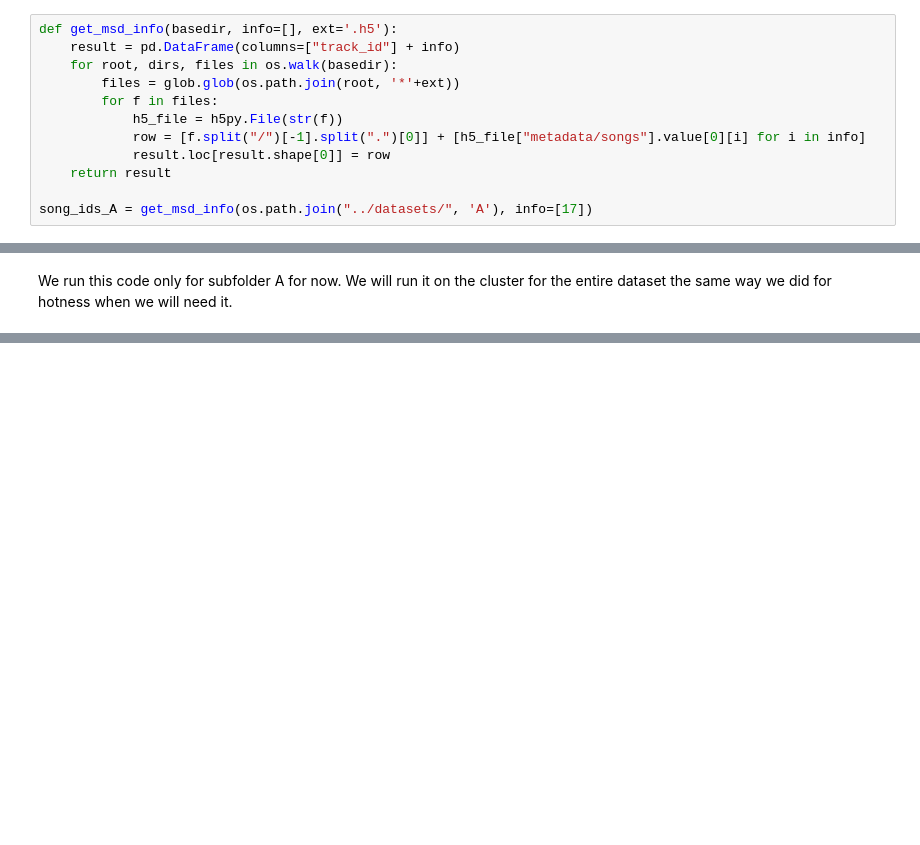
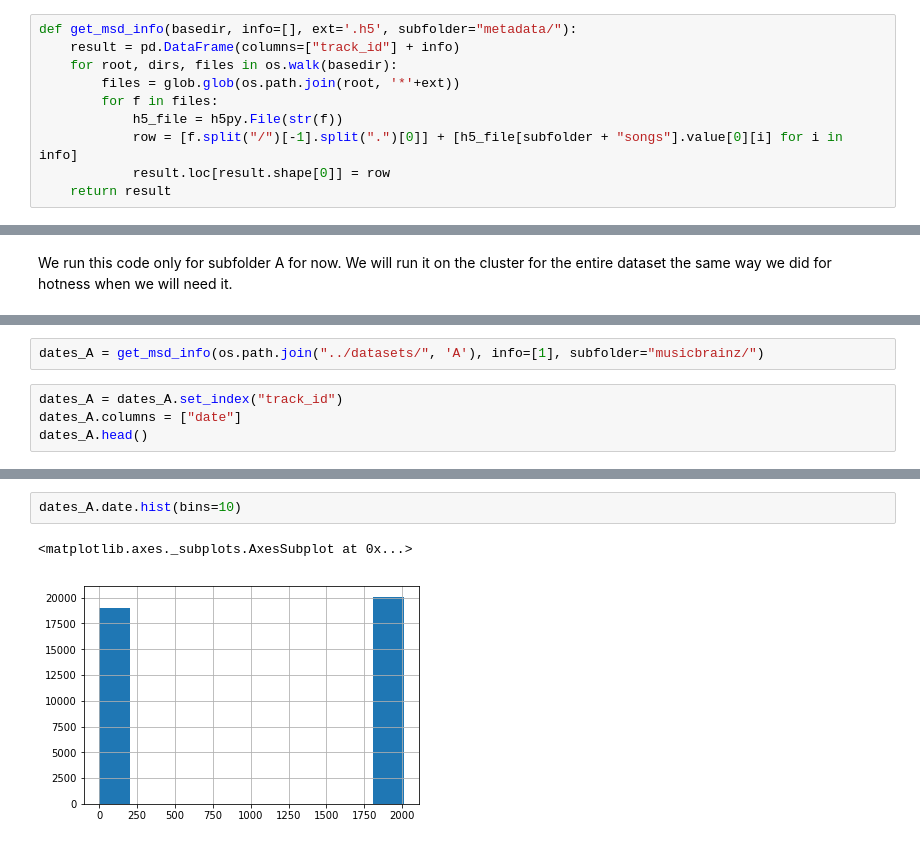
Before and after one commit to Victor-Palacios/epfl_ada, a Jupyter notebook: Project/milestone_2_full_nb.ipynb, the cells around one changed output, grey strips where cells are left out. Drawn from its saved outputs; the diff is of its cells as text; blank space fills up the shorter version.

Commit message:
Added dates to the notebook

````diff
--- a/Project/milestone_2_full_nb.ipynb
+++ b/Project/milestone_2_full_nb.ipynb
@@ -1117,14 +1117,12 @@ list(f["metadata/songs"].attrs.items())[20]
 # %% [markdown]
 So let's simply create a function for getting the metadata we need. Here we can specify the indices of the attribute we need with the ```info``` attribute. For example, here we put ```info = [17]```which means that we want the 17-th attribute which is the song ID (just after the 16-th which is the song hotness).
 # %%
-def get_msd_info(basedir, info=[], ext='.h5'):
+def get_msd_info(basedir, info=[], ext='.h5', subfolder="metadata/"):
     result = pd.DataFrame(columns=["track_id"] + info)
     for root, dirs, files in os.walk(basedir):
         files = glob.glob(os.path.join(root, '*'+ext))
         for f in files:
             h5_file = h5py.File(str(f))
-            row = [f.split("/")[-1].split(".")[0]] + [h5_file["metadata/songs"].value[0][i] for i in info]
+            row = [f.split("/")[-1].split(".")[0]] + [h5_file[subfolder + "songs"].value[0][i] for i in info]
             result.loc[result.shape[0]] = row
     return result
-
-song_ids_A = get_msd_info(os.path.join("../datasets/", 'A'), info=[17])
@@ -1144,0 +1147,6 @@ We run this code only for subfolder A for now. We will run it on the cluster for
+# %%
+dates_A = get_msd_info(os.path.join("../datasets/", 'A'), info=[1], subfolder="musicbrainz/")
+# %%
+dates_A = dates_A.set_index("track_id")
+dates_A.columns = ["date"]
+dates_A.head()
@@ -1144,0 +1161,5 @@ We run this code only for subfolder A for now. We will run it on the cluster for
+# %%
+dates_A.date.hist(bins=10)
+# %% [output]
+<matplotlib.axes._subplots.AxesSubplot at 0x...>
+[figure, added]
````
Also changed, not shown: parts of 5 cells of this notebook.
